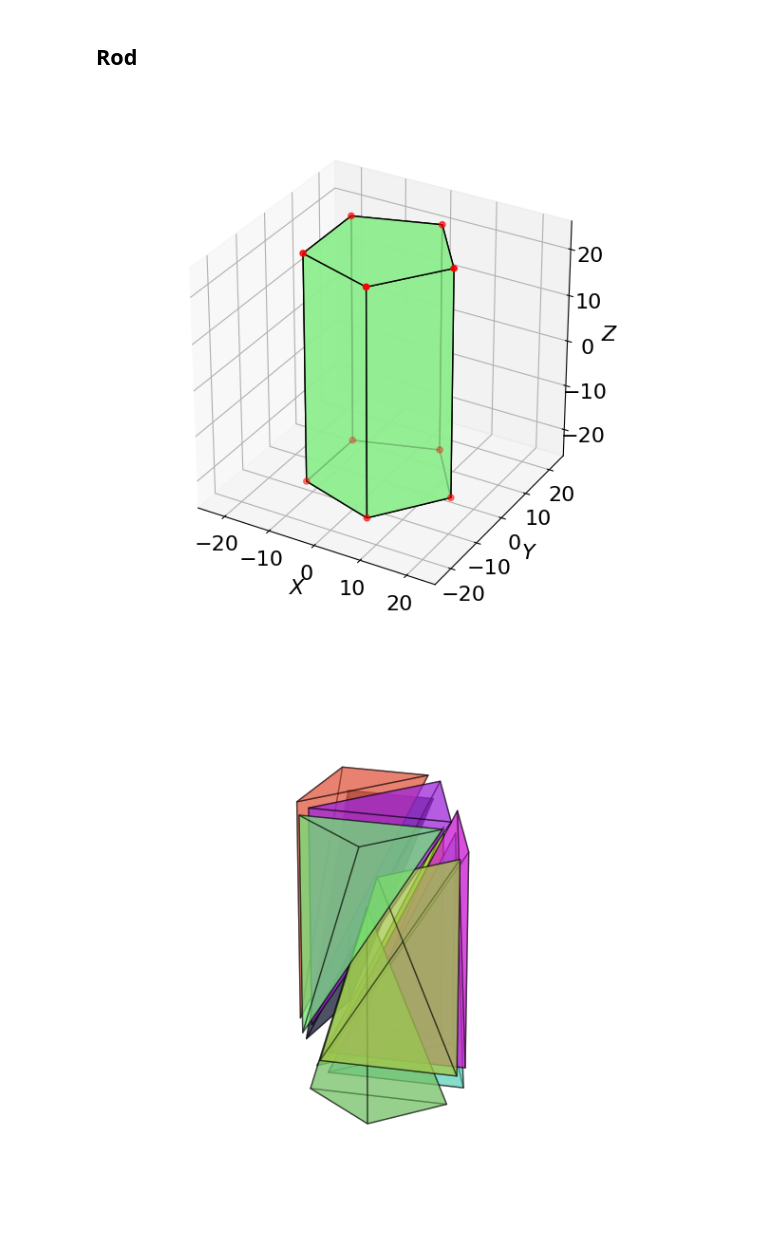
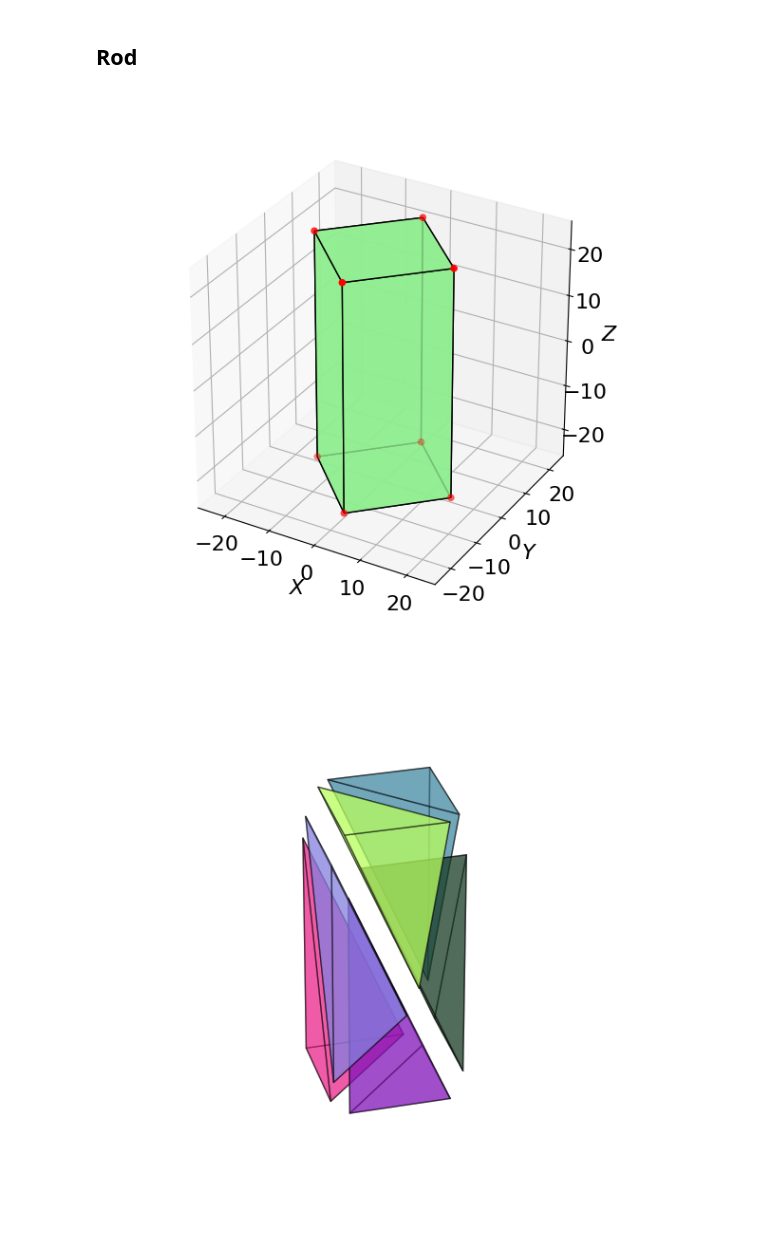
Before and after one commit to ch-tung/simplex_scattering, a Jupyter notebook: test_bipyramid.ipynb, the cells around one changed output. Drawn from its saved outputs; the diff is of its cells as text; code cells hidden in the pictures.

```diff
--- a/test_bipyramid.ipynb
+++ b/test_bipyramid.ipynb
@@ -243,10 +243,8 @@ def fix_tetrahedron_orientations(verts, tetrahedra):
 # %% [markdown]
 ## Bipyramid
 # %%
-## Example usage
-
 # Parameters
-n = 5
+n = 4
 a = 13.35
 c = 37.4
 t = 10.2 / 26.7
@@ -437,37 +405,37 @@ plt.show()
 ## Rod
 # %%
 ## Example usage
-n = 5        # number of polygon sides
+n = 4        # number of polygon sides
 r = 15    # circumradius
 L = 50     # rod length
 
 verts = rod_verts(n, r, L)
 faces = rod_faces(n)
 
 # Plotting
 fig = plt.figure(figsize=(8, 6))
 ax = fig.add_subplot(111, projection='3d')
 
 poly3d = [[verts[idx] for idx in face] for face in faces]
 ax.add_collection3d(Poly3DCollection(poly3d, facecolors='lightgreen', linewidths=1, edgecolors='k', alpha=0.8))
 ax.scatter(verts[:, 0], verts[:, 1], verts[:, 2], color='r', s=20)
 
 # Set equal aspect
 max_range = (verts.max(axis=0) - verts.min(axis=0)).max() / 2.0
 mid = verts.mean(axis=0)
 for axis, m in zip([ax.set_xlim, ax.set_ylim, ax.set_zlim], mid):
     axis(m - max_range, m + max_range)
 
 ax.tick_params(which='major', labelsize=16)
 ax.set_xlabel('$X$', fontsize=16)
 ax.set_ylabel('$Y$', fontsize=16)
 ax.set_zlabel('$Z$', fontsize=16)
 ax.set_box_aspect([1,1,1], zoom=0.85)
 
 plt.tight_layout()
 plt.show()
 # %% [output]
-[figure, old version]
+[figure, new version]
 # %%
 # Dissect the bifrustum into tetrahedra
 delaunay = Delaunay(verts)
@@ -492,6 +460,6 @@ tetrahedra_fixed = fix_tetrahedron_orientations(verts, filtered_tetrahedra)
 # Visualize the result
 plot_tetrahedra_center_offset(verts, tetrahedra_fixed, offset=0.5, noaxis=True)
 # %% [output]
-[figure, old version]
+[figure, new version]
 # %%
 # Grid resolution
```
Also changed, not shown: parts of 6 cells of this notebook, 1 other file.
